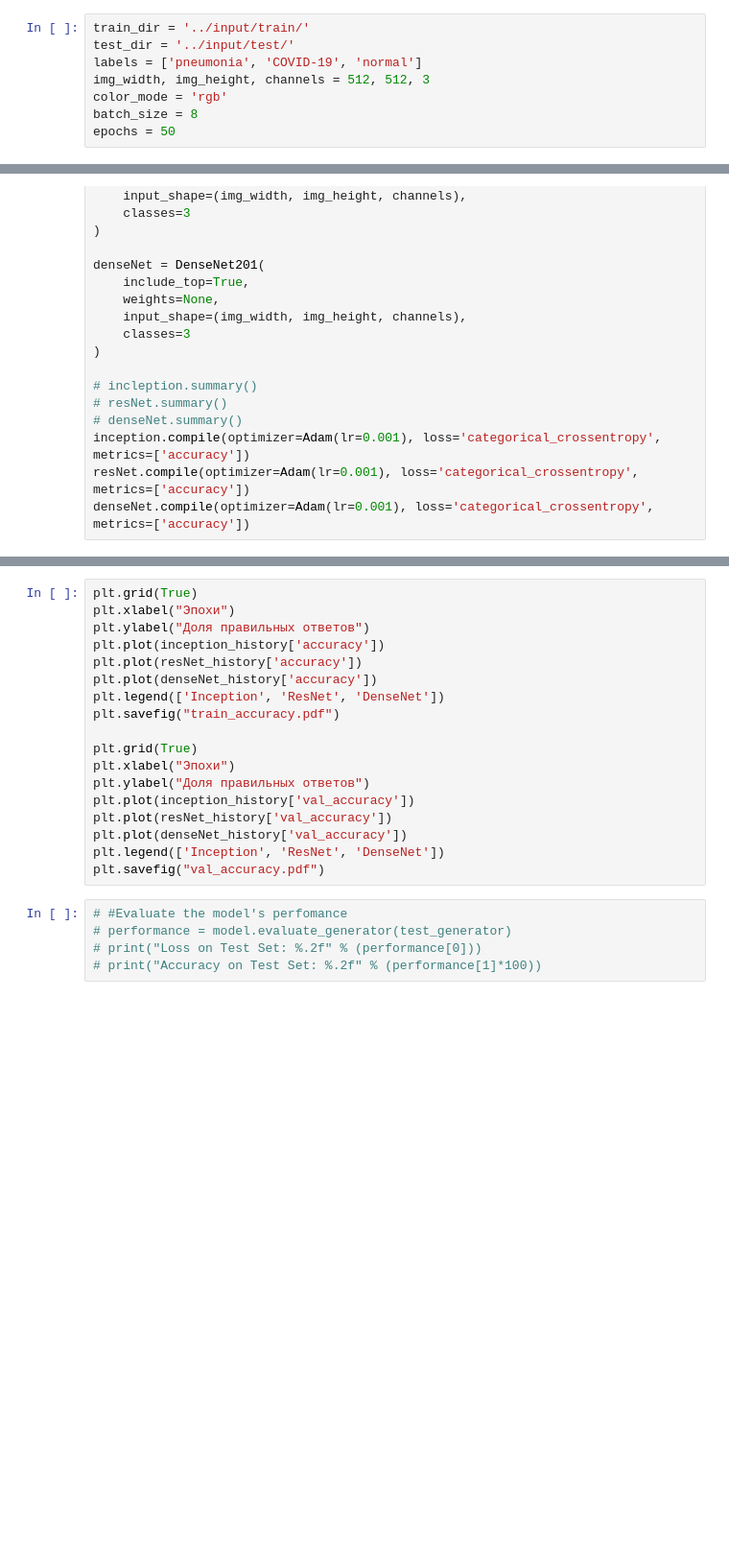
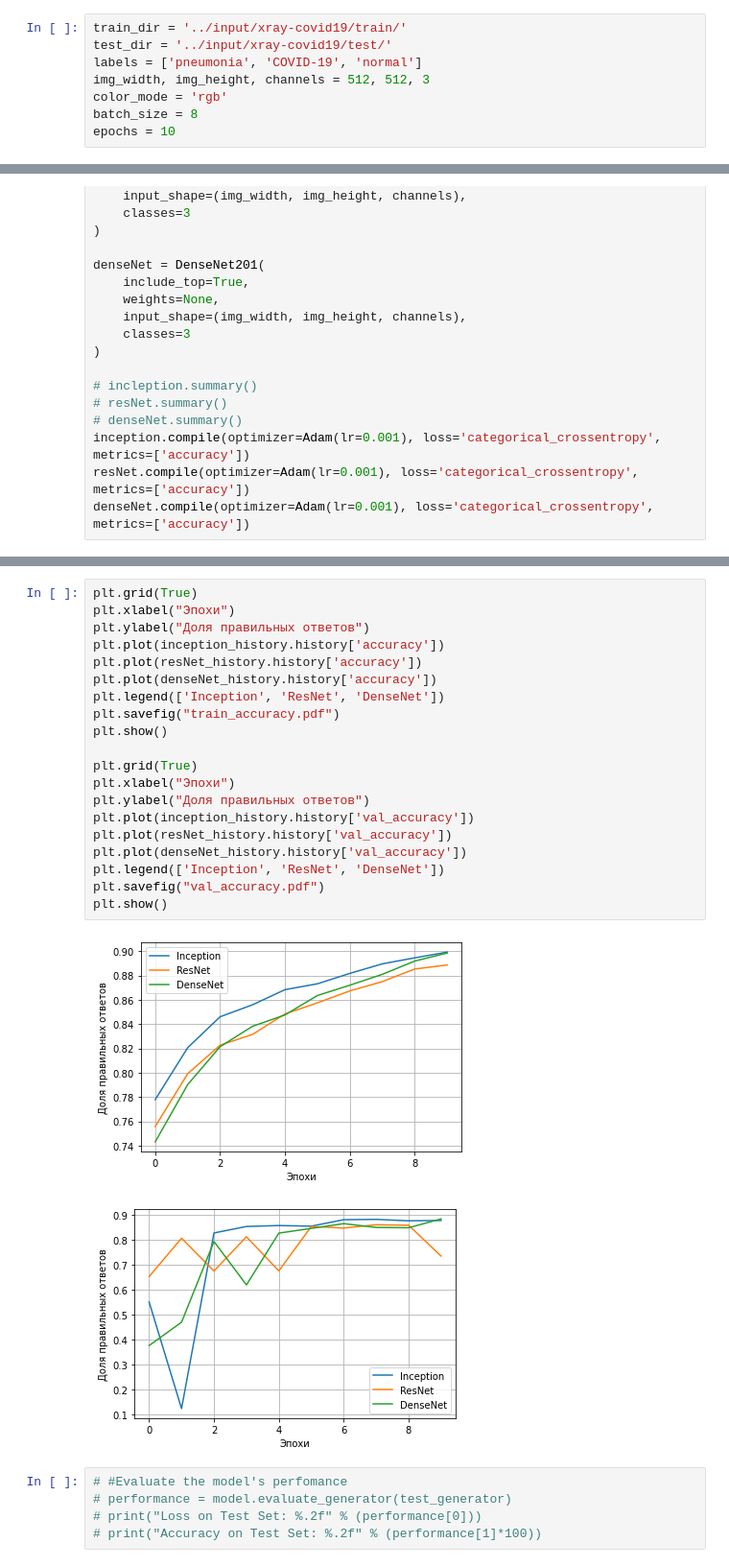
Before and after one commit to ASKAlexAndr/bachelor-diploma, a Jupyter notebook: covid19-detection/src/demo.ipynb, the cells around one changed output, grey strips where cells are left out. Shown: that part at 96% size. Drawn from its saved outputs; the diff is of its cells as text; blank space fills up the shorter version.

Commit message:
add train results. update

```diff
--- a/covid19-detection/src/demo.ipynb
+++ b/covid19-detection/src/demo.ipynb
@@ -17,13 +19,13 @@ import keras.callbacks as kcall
 #   except RuntimeError as e:
 #     print(e)
 # %%
-train_dir = '../input/train/'
-test_dir = '../input/test/'
+train_dir = '../input/xray-covid19/train/'
+test_dir = '../input/xray-covid19/test/'
 labels = ['pneumonia', 'COVID-19', 'normal']
 img_width, img_height, channels = 512, 512, 3
 color_mode = 'rgb'
 batch_size = 8
-epochs = 50
+epochs = 10
 # %%
 datagen = ImageDataGenerator(
                     samplewise_center=True,
@@ -84,21 +107,26 @@ denseNet_history = denseNet.fit(train_generator,
 # %%
 plt.grid(True)
 plt.xlabel("Эпохи")
 plt.ylabel("Доля правильных ответов")
-plt.plot(inception_history['accuracy'])
-plt.plot(resNet_history['accuracy'])
-plt.plot(denseNet_history['accuracy'])
+plt.plot(inception_history.history['accuracy'])
+plt.plot(resNet_history.history['accuracy'])
+plt.plot(denseNet_history.history['accuracy'])
 plt.legend(['Inception', 'ResNet', 'DenseNet'])
 plt.savefig("train_accuracy.pdf")
+plt.show()
 
 plt.grid(True)
 plt.xlabel("Эпохи")
 plt.ylabel("Доля правильных ответов")
-plt.plot(inception_history['val_accuracy'])
-plt.plot(resNet_history['val_accuracy'])
-plt.plot(denseNet_history['val_accuracy'])
+plt.plot(inception_history.history['val_accuracy'])
+plt.plot(resNet_history.history['val_accuracy'])
+plt.plot(denseNet_history.history['val_accuracy'])
 plt.legend(['Inception', 'ResNet', 'DenseNet'])
 plt.savefig("val_accuracy.pdf")
+plt.show()
+# %% [output]
+[figure, added]
+[figure, added]
 # %%
 # #Evaluate the model's perfomance
 # performance = model.evaluate_generator(test_generator)
```
Also changed, not shown: parts of 3 cells of this notebook, 8 other files.
